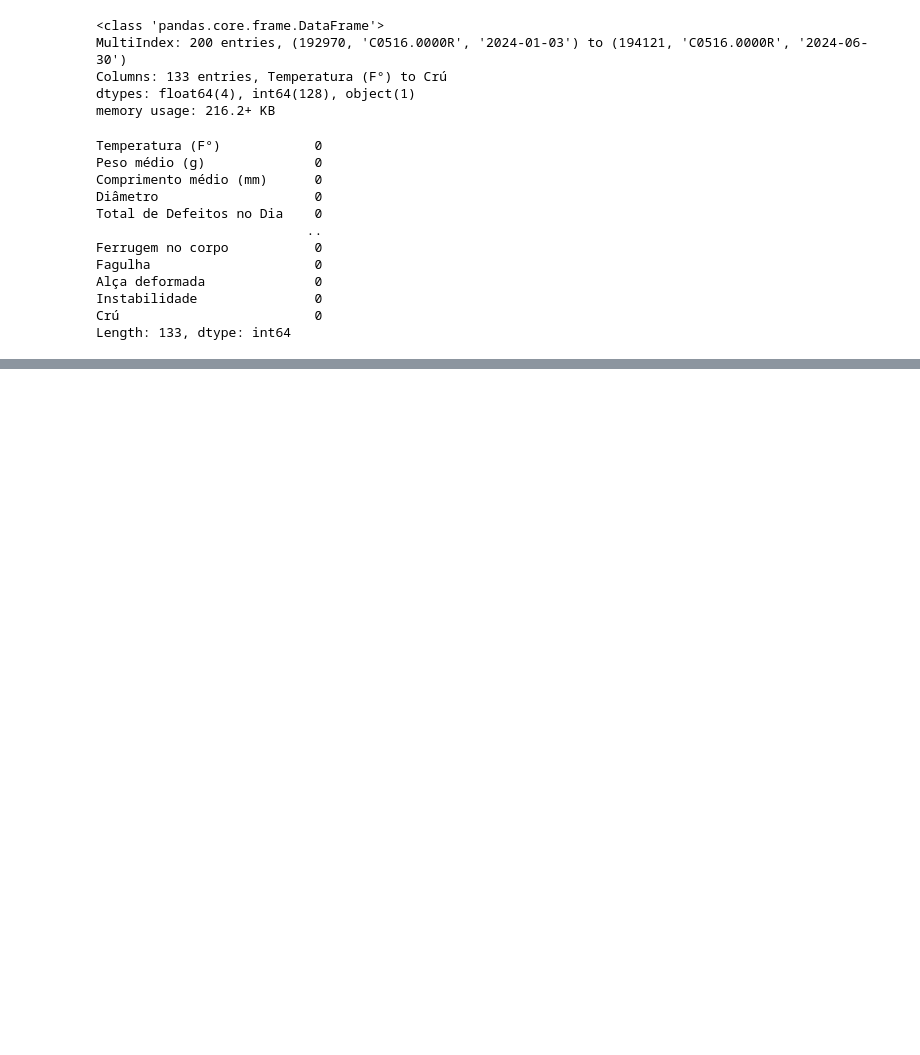
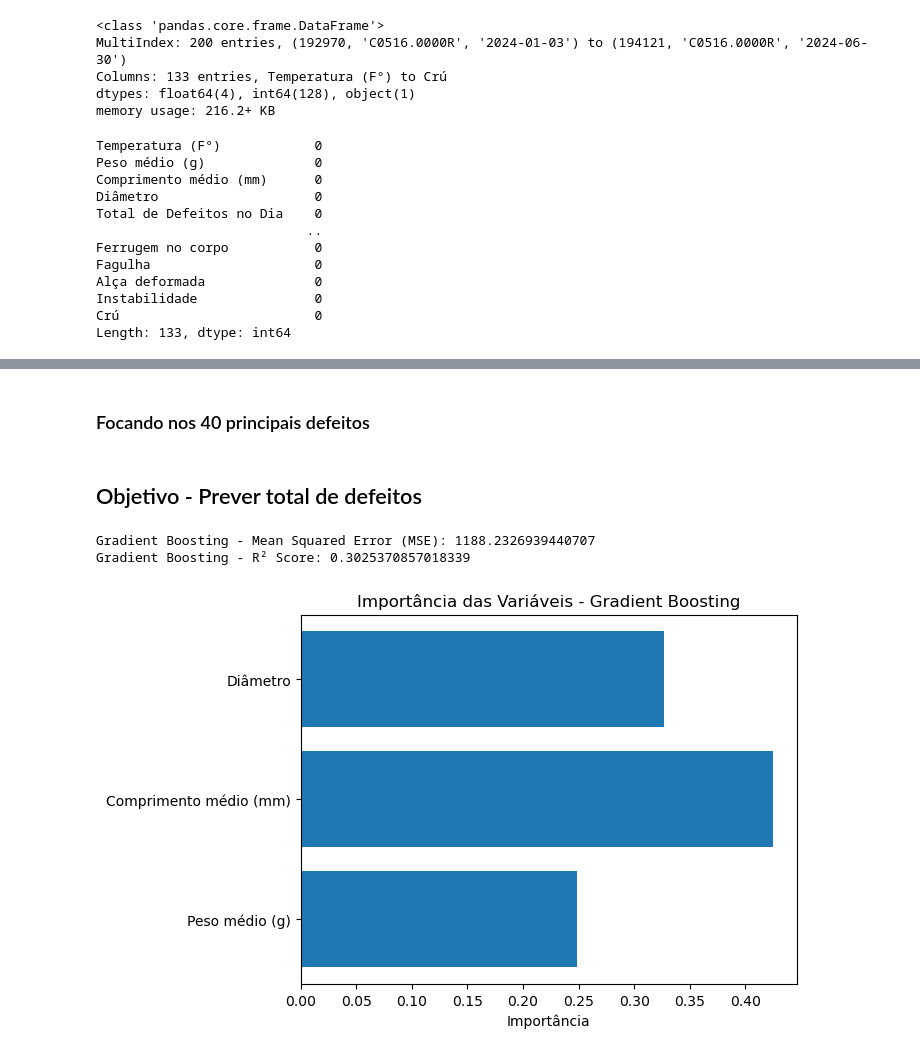
Before and after one commit to lucasz-g/Analise-Gotas, a Jupyter notebook: analises/modelo_ml.ipynb, the cells around one changed output, grey strips where cells are left out. Drawn from its saved outputs; the diff is of its cells as text; code cells hidden in the pictures; blank space fills up the shorter version.

Commit message:
Implementando Modelo

```diff
--- a/analises/modelo_ml.ipynb
+++ b/analises/modelo_ml.ipynb
@@ -68,0 +137,3 @@ Length: 133, dtype: int64
+# %%
+df_numeric = df_reset.select_dtypes(include=['float64', 'int64'])
+df_numeric = df_numeric.drop(columns='Ordem de prod')
@@ -68,0 +156,47 @@ Length: 133, dtype: int64
+# %% [markdown]
+### Focando nos 40 principais defeitos
+# %%
+top_40_defeitos = df_numeric.columns.to_list()[:46]
+df_numeric = df_numeric[top_40_defeitos]
+# %% [markdown]
+## Objetivo - Prever total de defeitos
+# %%
+# Separando as variáveis independentes e dependentes
+X = df_numeric[['Peso médio (g)', 'Comprimento médio (mm)', 'Diâmetro']]
+y = df_numeric['Total de Defeitos no Dia']
+
+# Dividindo os dados em treino e teste (80% treino, 20% teste)
+X_train, X_test, y_train, y_test = train_test_split(X, y, test_size=0.2, random_state=42)
+
+# Normalizando os dados (escala para melhorar o desempenho de alguns modelos)
+scaler = StandardScaler()
+X_train_scaled = scaler.fit_transform(X_train)
+X_test_scaled = scaler.transform(X_test)
+
+# Inicializando o modelo de Gradient Boosting
+gb_model = GradientBoostingRegressor(random_state=42)
+
+# Treinando o modelo
+gb_model.fit(X_train_scaled, y_train)
+
+# Fazendo previsões
+y_pred_gb = gb_model.predict(X_test_scaled)
+
+# Calculando o MSE e R² Score
+mse_gb = mean_squared_error(y_test, y_pred_gb)
+r2_gb = r2_score(y_test, y_pred_gb)
+
+print(f"Gradient Boosting - Mean Squared Error (MSE): {mse_gb}")
+print(f"Gradient Boosting - R² Score: {r2_gb}")
+# %% [output]
+Gradient Boosting - Mean Squared Error (MSE): 1188.2326939440707
+Gradient Boosting - R² Score: 0.3025370857018339
+# %%
+importances = gb_model.feature_importances_
+
+plt.barh(X.columns, importances)
+plt.xlabel('Importância')
+plt.title('Importância das Variáveis - Gradient Boosting')
+plt.show()
+# %% [output]
+[figure, added]
```
Also changed, not shown: parts of 13 cells of this notebook, 1 other file.
